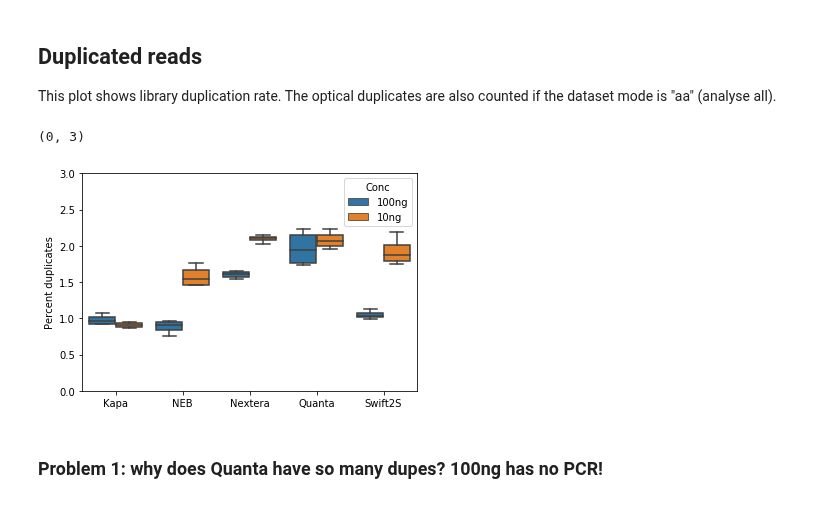
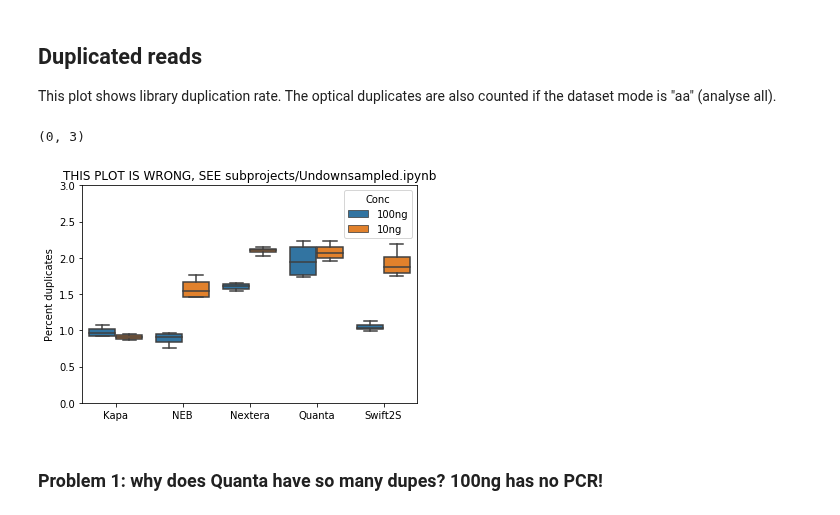
Before and after one commit to fa2k/comparison, a Jupyter notebook: Main_analysis.ipynb, the cells around one changed output. Cells and saved outputs as stored; diff of their text form; code cells hidden in the pictures.

```diff
--- a/Main_analysis.ipynb
+++ b/Main_analysis.ipynb
@@ -471,20 +536,21 @@ This plot shows library duplication rate. The optical duplicates are also counte
 # %%
 df['PERCENT_DUPLICATION_NON_OPTICAL'] = (
         (df.READ_PAIR_DUPLICATES - df.READ_PAIR_OPTICAL_DUPLICATES)*2 + df.UNPAIRED_READ_DUPLICATES
         ) * 100.0 / (
         df.READ_PAIRS_EXAMINED*2 + df.UNPAIRED_READS_EXAMINED
         )
 sns.boxplot(data=df, x='Kit', y='PERCENT_DUPLICATION_NON_OPTICAL', hue='Conc')
 #plt.title("Non-optical duplicates")
 plt.ylabel("Percent duplicates")
 plt.xlabel("")
+plt.title("THIS PLOT IS WRONG, SEE subprojects/Undownsampled.ipynb")
 plt.ylim(0, 3)
 ###plt.savefig("plots/non_optical_duplicates.pdf")
 ### NOTE: Do not use this plot. The duplication rate is signficantly distorted by downsampling.
 ###       Use notebook subprojects/Undownsampled.ipynb
 # %% [output]
 (0, 3)
-[figure, old version]
+[figure, new version]
 # %% [markdown]
 ### Problem 1: why does Quanta have so many dupes? 100ng has no PCR!
 # %%
```
Also changed, not shown: parts of 16 cells of this notebook, 1 other file.
